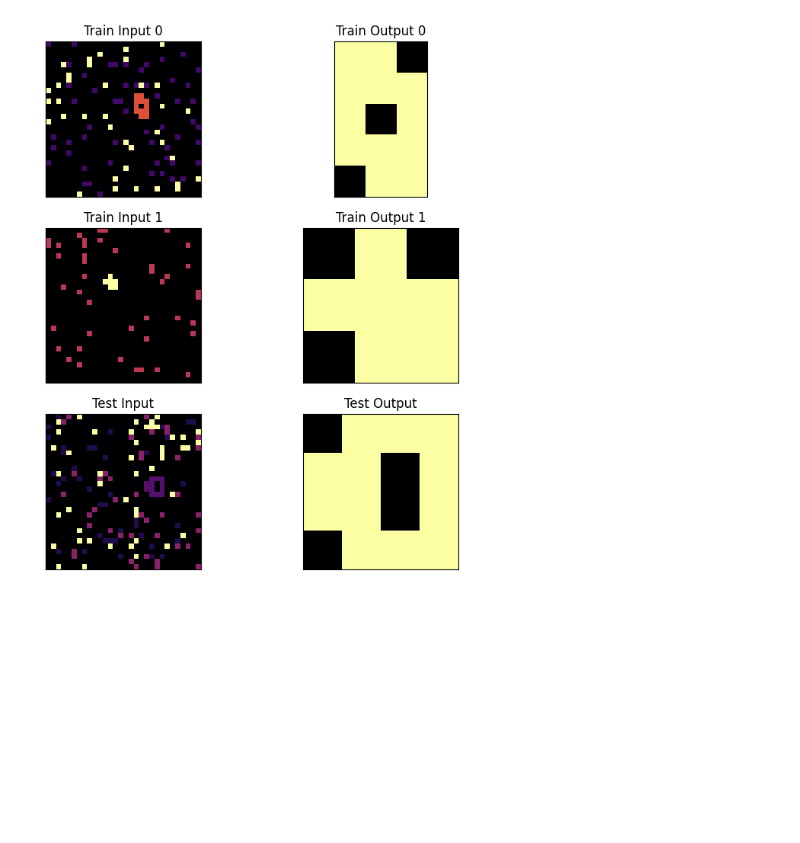
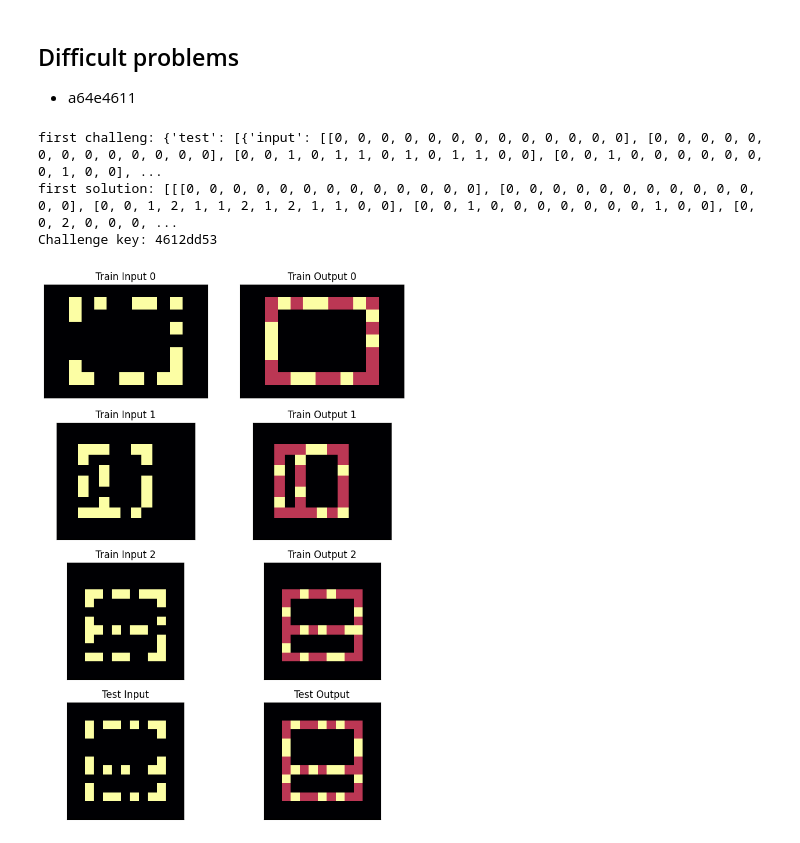
Before and after one commit to francescobraicovich/ARC2, a Jupyter notebook: code/exploration.ipynb, the cells around one changed output. Drawn from its saved outputs; the diff is of its cells as text; code cells hidden in the pictures; blank space fills up the shorter version.

```diff
--- a/code/exploration.ipynb
+++ b/code/exploration.ipynb
@@ -10,17 +10,29 @@ training_solutions_dict = json.load(open('../data/RAW_DATA_DIR/arc-prize-2024/ar
 # %%
 # find random keys from the training_challenge_dict
 random_keys = list(training_challenge_dict.keys())
+n = random.randint(0, len(random_keys))
+# %% [markdown]
+## Difficult problems
+- a64e4611
 # %%
 # import the display_challenge function
 from utilities.plot import display_challenge
 
 # find the first challenge and solution
 challenge_key = '1f85a75f'
+challenge_key = random_keys[n]
 first_challenge = training_challenge_dict[challenge_key]
 first_solution = training_solutions_dict[challenge_key]
 
+print(f'first challeng: {first_challenge}')
+print(f'first solution: {first_solution}')
+print(f'Challenge key: {challenge_key}')
+
 # display the challenge
 display_challenge(challenge_key)
 # %% [output]
+first challeng: {'test': [{'input': [[0, 0, 0, 0, 0, 0, 0, 0, 0, 0, 0, 0, 0], [0, 0, 0, 0, 0, 0, 0, 0, 0, 0, 0, 0, 0], [0, 0, 1, 0, 1, 1, 0, 1, 0, 1, 1, 0, 0], [0, 0, 1, 0, 0, 0, 0, 0, 0, 0, 1, 0, 0], ...
+first solution: [[[0, 0, 0, 0, 0, 0, 0, 0, 0, 0, 0, 0, 0], [0, 0, 0, 0, 0, 0, 0, 0, 0, 0, 0, 0, 0], [0, 0, 1, 2, 1, 1, 2, 1, 2, 1, 1, 0, 0], [0, 0, 1, 0, 0, 0, 0, 0, 0, 0, 1, 0, 0], [0, 0, 2, 0, 0, 0, ...
+Challenge key: 4612dd53
-[figure, old version]
+[figure, new version]
 # %%
```
Also changed, not shown: parts of 2 cells of this notebook.
